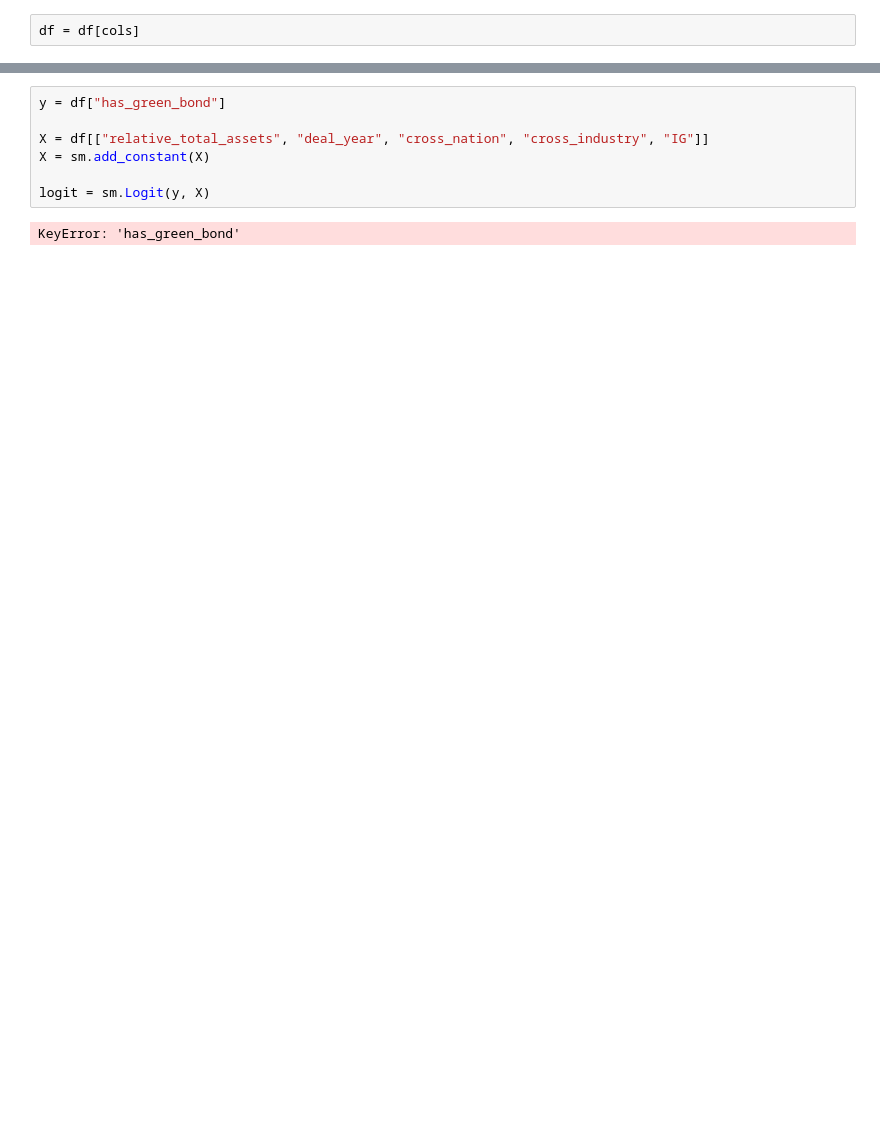
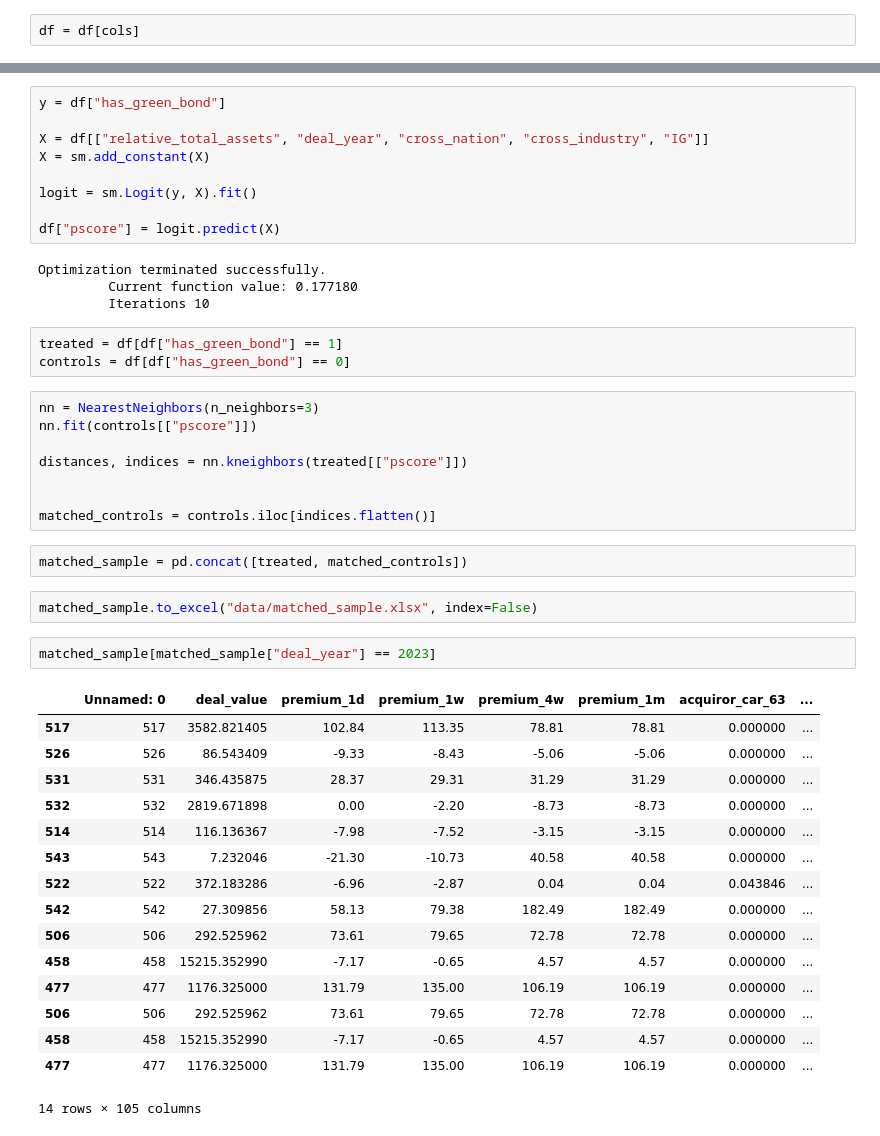
Before and after one commit to JoelG42/M-A-small-scale-analysis-, a Jupyter notebook: sandbox.ipynb, the cells around one changed output, grey strips where cells are left out. Saved outputs shown, nothing was run; the diff lists cells and outputs as text; blank space fills up the shorter version.

```diff
--- a/sandbox.ipynb
+++ b/sandbox.ipynb
@@ -33,6 +34,44 @@ y = df["has_green_bond"]
 X = df[["relative_total_assets", "deal_year", "cross_nation", "cross_industry", "IG"]]
 X = sm.add_constant(X)
 
-logit = sm.Logit(y, X)
+logit = sm.Logit(y, X).fit()
+
+df["pscore"] = logit.predict(X)
 # %% [output]
-KeyError: 'has_green_bond'
+Optimization terminated successfully.
+         Current function value: 0.177180
+         Iterations 10
+# %%
+treated = df[df["has_green_bond"] == 1]
+controls = df[df["has_green_bond"] == 0]
+# %%
+nn = NearestNeighbors(n_neighbors=3)
+nn.fit(controls[["pscore"]])
+
+distances, indices = nn.kneighbors(treated[["pscore"]])
+
+
+matched_controls = controls.iloc[indices.flatten()]
+# %%
+matched_sample = pd.concat([treated, matched_controls])
+# %%
+matched_sample.to_excel("data/matched_sample.xlsx", index=False)
+# %%
+matched_sample[matched_sample["deal_year"] == 2023]
+# %% [output]
+|  | Unnamed: 0 | deal_value | premium_1d | premium_1w | premium_4w | premium_1m | acquiror_car_63 | ... |
+| 517 | 517 | 3582.821405 | 102.84 | 113.35 | 78.81 | 78.81 | 0.000000 | ... |
+| 526 | 526 | 86.543409 | -9.33 | -8.43 | -5.06 | -5.06 | 0.000000 | ... |
+| 531 | 531 | 346.435875 | 28.37 | 29.31 | 31.29 | 31.29 | 0.000000 | ... |
+| 532 | 532 | 2819.671898 | 0.00 | -2.20 | -8.73 | -8.73 | 0.000000 | ... |
+| 514 | 514 | 116.136367 | -7.98 | -7.52 | -3.15 | -3.15 | 0.000000 | ... |
+| 543 | 543 | 7.232046 | -21.30 | -10.73 | 40.58 | 40.58 | 0.000000 | ... |
+| 522 | 522 | 372.183286 | -6.96 | -2.87 | 0.04 | 0.04 | 0.043846 | ... |
+| 542 | 542 | 27.309856 | 58.13 | 79.38 | 182.49 | 182.49 | 0.000000 | ... |
+| 506 | 506 | 292.525962 | 73.61 | 79.65 | 72.78 | 72.78 | 0.000000 | ... |
+| 458 | 458 | 15215.352990 | -7.17 | -0.65 | 4.57 | 4.57 | 0.000000 | ... |
+| 477 | 477 | 1176.325000 | 131.79 | 135.00 | 106.19 | 106.19 | 0.000000 | ... |
+| 506 | 506 | 292.525962 | 73.61 | 79.65 | 72.78 | 72.78 | 0.000000 | ... |
+| 458 | 458 | 15215.352990 | -7.17 | -0.65 | 4.57 | 4.57 | 0.000000 | ... |
+| 477 | 477 | 1176.325000 | 131.79 | 135.00 | 106.19 | 106.19 | 0.000000 | ... |
+14 rows × 105 columns
```
Also changed, not shown: parts of 8 cells of this notebook, 8 other files.
